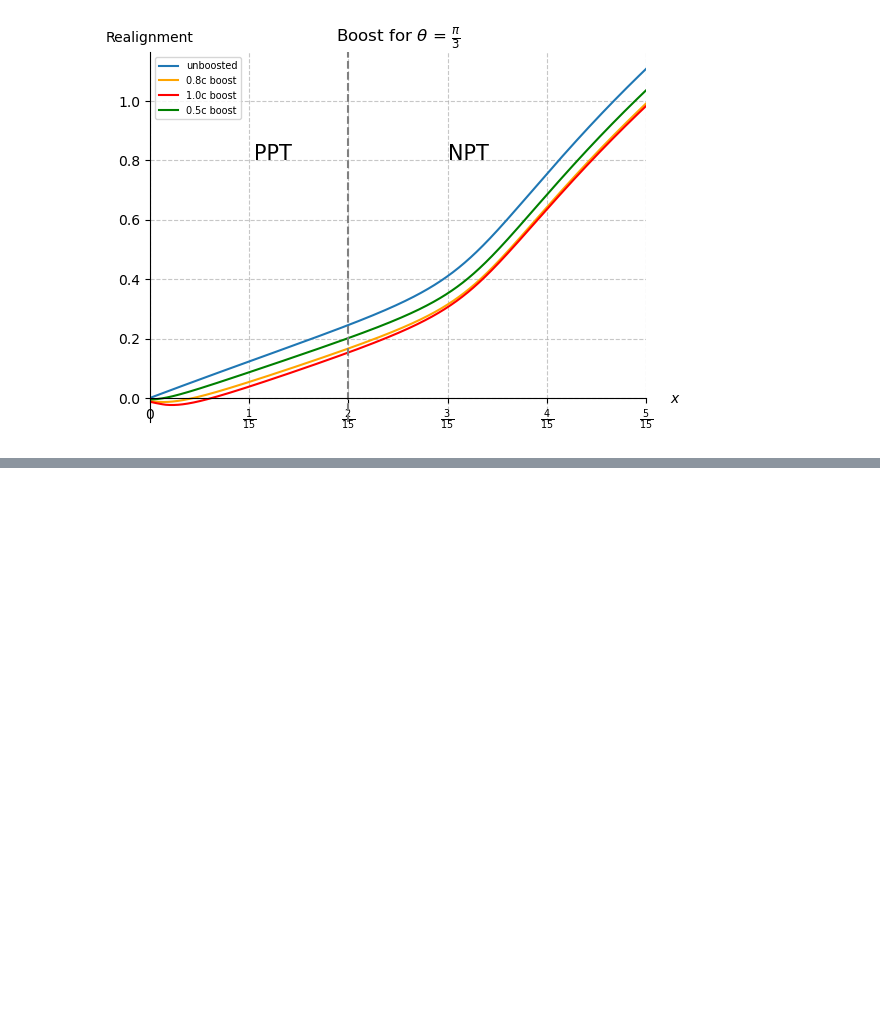
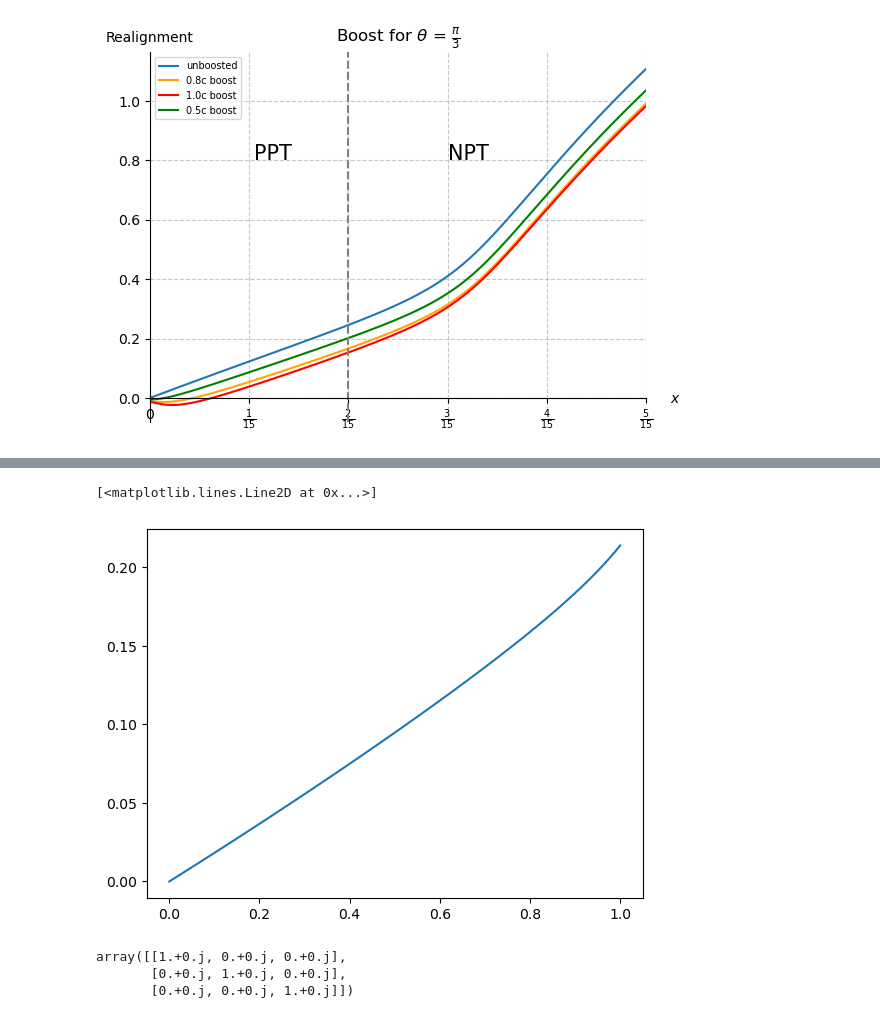
Before and after one commit to sebmousel/Bachelor, a Jupyter notebook: Test.ipynb, the cells around one changed output, grey strips where cells are left out. Cells and saved outputs as stored; diff of their text form; code cells hidden in the pictures; blank space fills up the shorter version.

```diff
--- a/Test.ipynb
+++ b/Test.ipynb
@@ -179,0 +182,44 @@ plt.show()
+# %%
+e = [0,0,1]
+momentum1 = [2,np.sqrt(3),0,0]
+momentum2 = [2,-np.sqrt(3),0,0]
+# %%
+akl = np.array([
+    [0,2/9,2/9],
+    [0,2/9,1/18],
+    [5/18,0,0]],
+    dtype=np.complex128
+)
+
+bell_states = generate_bell_states()
+
+def rho2spin(bell):
+    sum = np.zeros(9,dtype=np.complex128)
+    for k in range(3):
+        for j in range(3):
+            sum += akl[k][j]*bell[k][j]
+    return sum
+# %%
+rho1 = rhob(7/60,bell_states)
+# %%
+k1 = np.array([1,0])
+k2 = np.array([0,1])
+k1k2 = np.kron(k1,k2)
+rho2mom = np.outer(k1k2,k1k2)
+rho2 = rho2spin(bell_states)
+# %%
+values = []
+for i in np.linspace(0,1,100):
+    values.append(realign_general(e,0,momentum1,momentum2,rho1,rho2,(np.pi/4),0,i))
+
+x=np.linspace(0,1,100)
+plt.plot(x,values)
+# %% [output]
+[<matplotlib.lines.Line2D at 0x...>]
+[figure, added]
+# %%
+D(e,0,momentum1)
+# %% [output]
+array([[1.+0.j, 0.+0.j, 0.+0.j],
+       [0.+0.j, 1.+0.j, 0.+0.j],
+       [0.+0.j, 0.+0.j, 1.+0.j]])
```
Also changed, not shown: parts of 6 cells of this notebook, 1 other file.
